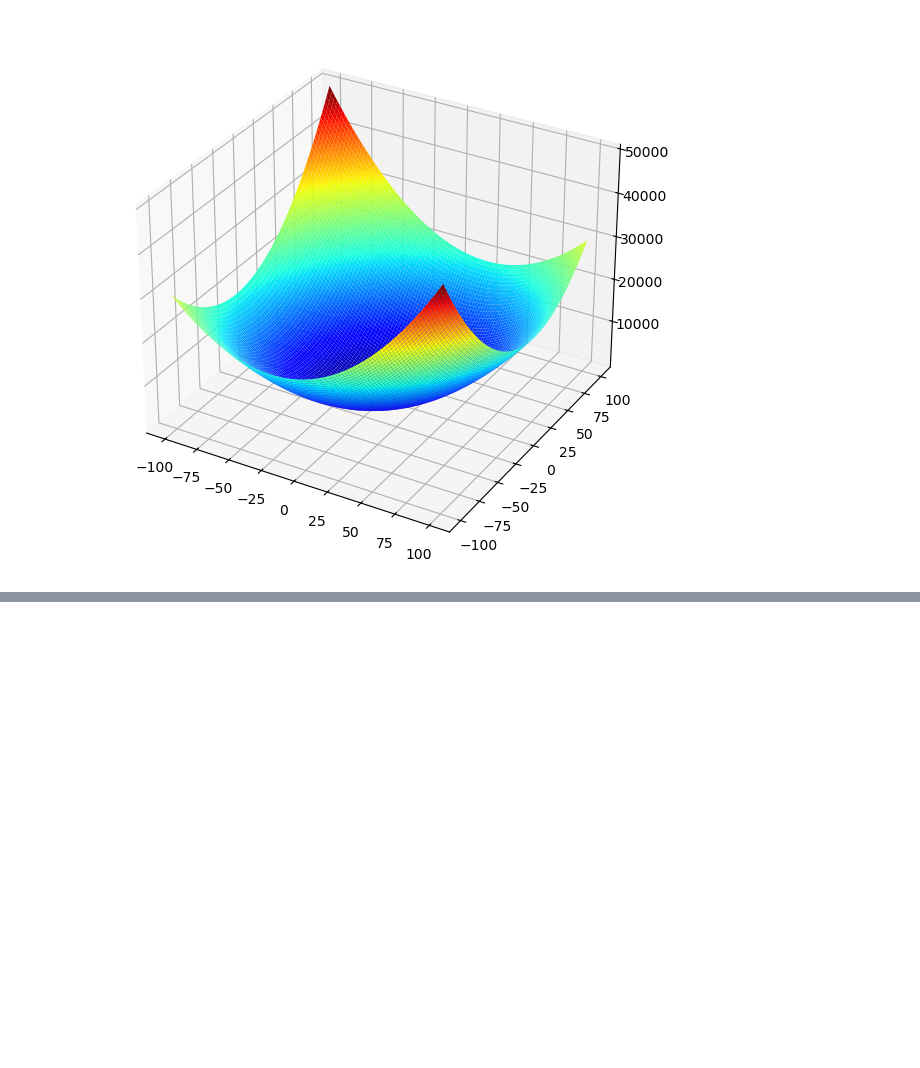
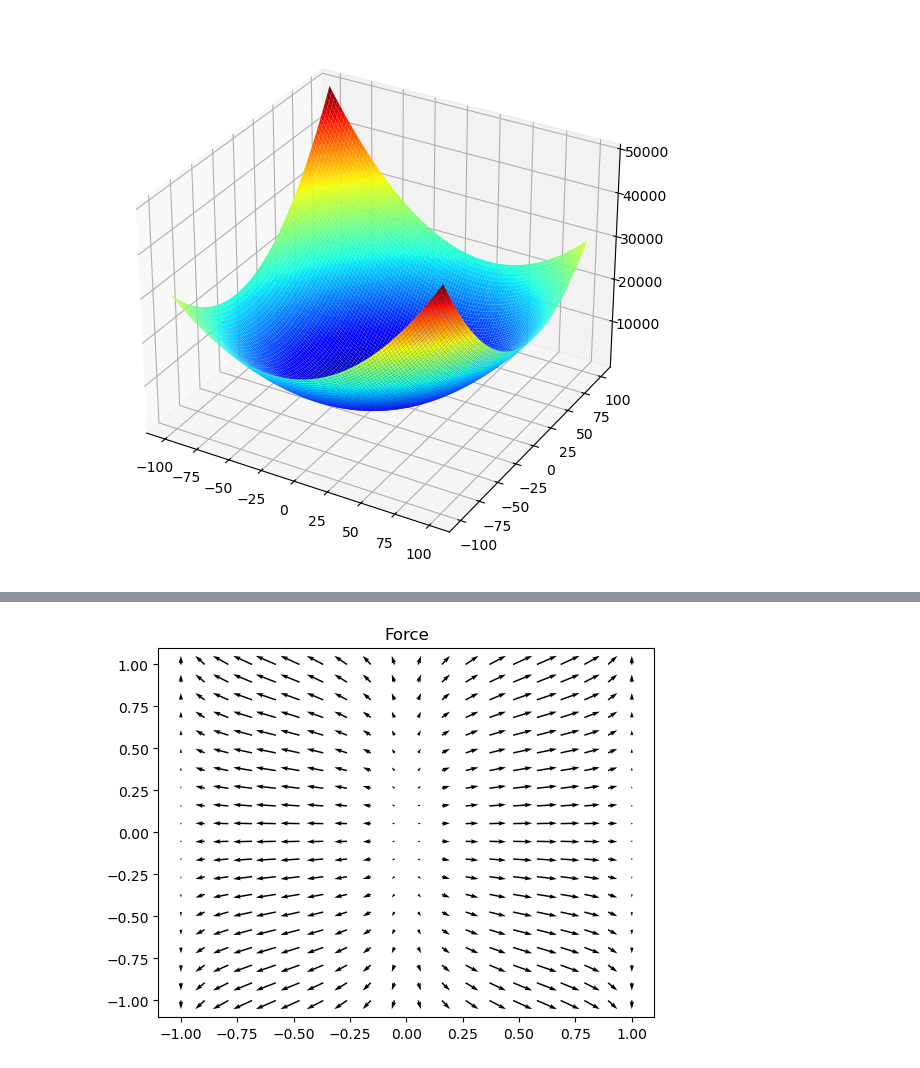
Before and after one commit to langevinmodel/folie, a Jupyter notebook: toy models/2D Double Well.ipynb, the cells around one changed output, grey strips where cells are left out. Drawn from its saved outputs; the diff is of its cells as text; code cells hidden in the pictures; blank space fills up the shorter version.

```diff
--- a/toy models/2D Double Well.ipynb
+++ b/toy models/2D Double Well.ipynb
@@ -31,0 +125,11 @@ ax.plot_surface(X, Y, Z, rstride=1, cstride=1,cmap='jet', edgecolor = 'none')
+# %%
+
+U,V = np.meshgrid(ff[:,0],ff[:,1])
+# print(X.shape)
+fig, ax =plt.subplots()
+ax.quiver(x,y,U,V)
+ax.set_title('Force')
+#
+plt.show()
+# %% [output]
+[figure, added]
```
Also changed, not shown: parts of 26 cells of this notebook, 1 other file.
